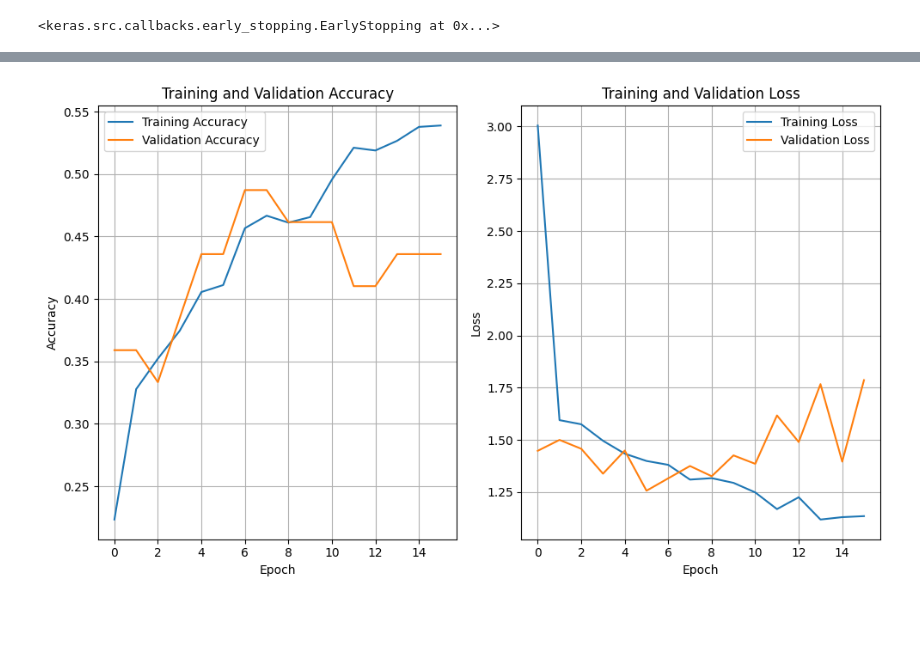
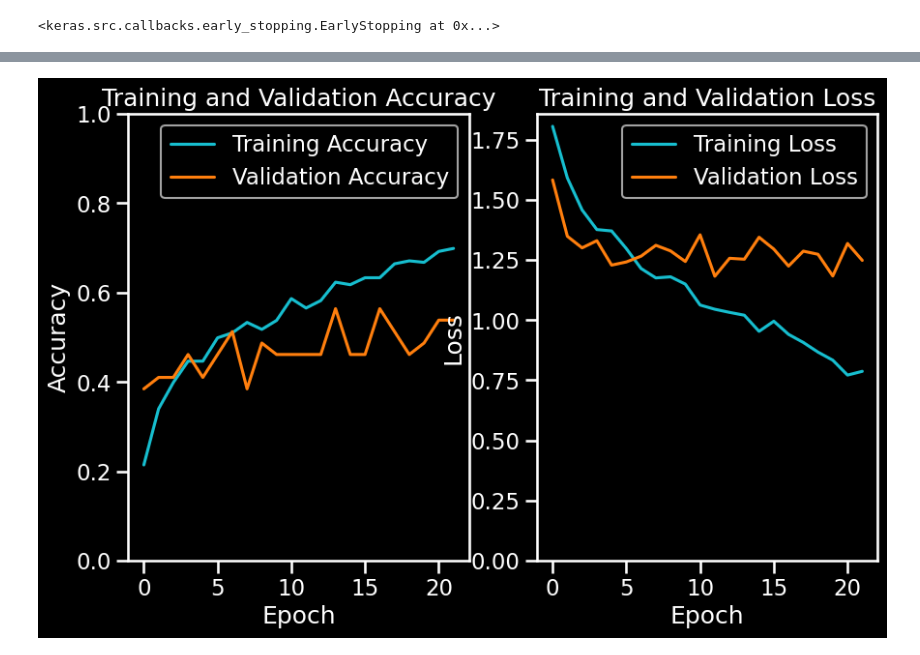
Before and after one commit to scossey/Deep_Learning, a Jupyter notebook: CNN_DLG.ipynb, the cells around one changed output, grey strips where cells are left out. Cells and saved outputs as stored; diff of their text form; code cells hidden in the pictures; blank space fills up the shorter version.

Commit message:
jellyfish classification transfer learning notebook

```diff
--- a/CNN_DLG.ipynb
+++ b/CNN_DLG.ipynb
@@ -149,19 +171,17 @@ import keras
 # %%
 # Build a simple CNN from scratch
 model = models.Sequential()
-model.add(layers.Conv2D(32, (3, 3), activation='relu', kernel_initializer='he_normal', padding='same', input_shape=(224,224,3))) # randomly initialize weights based on activation function
+model.add(layers.Conv2D(16, (3, 3), activation='relu', kernel_initializer='he_normal', padding='same', input_shape=(224,224,3))) # randomly initialize weights based on activation function
+model.add(layers.MaxPooling2D((2, 2)))
+model.add(layers.Conv2D(32, (3, 3), activation='relu', padding='same'))
 model.add(layers.MaxPooling2D((2, 2)))
 model.add(layers.Conv2D(64, (3, 3), activation='relu', padding='same'))
 model.add(layers.MaxPooling2D((2, 2)))
 model.add(layers.Conv2D(128, (3, 3), activation='relu', padding='same'))
-model.add(layers.MaxPooling2D((2, 2)))
-model.add(layers.Conv2D(256, (3, 3), activation='relu', padding='same'))
 model.add(layers.Flatten())
-model.add(layers.Dense(256, activation='relu'))
+model.add(layers.Dense(1024, activation='relu'))
 model.add(tf.keras.layers.Dropout(0.3))
-model.add(layers.Dense(128, activation= "relu"))
-#model.add(tf.keras.layers.Dropout(0.3))
-#model.add(layers.Dense(256, activation= "relu"))
+model.add(layers.Dense(512, activation= "relu"))
 model.add(tf.keras.layers.Dropout(0.3))
 model.add(layers.Dense(num_classes, activation='softmax'))
 
@@ -196,7 +216,7 @@ early_stopping_cb
 # %% [output]
 <keras.src.callbacks.early_stopping.EarlyStopping at 0x...>
 # %%
-optimizer=tf.keras.optimizers.Adam(learning_rate=0.001)
+optimizer=tf.keras.optimizers.Adam(learning_rate=0.0001)
 model.compile(optimizer=optimizer,
               loss=tf.keras.losses.CategoricalCrossentropy(), # because of one-hot encoding
               # otherwise with multiclass prediction we would use SparseCategoricalCrossentropy()
@@ -229,42 +249,37 @@ Epoch 14/30
 # %%
 # Plot the training history.
 
-def plot_history(history):
-  #TODO
-  pass
+def plot_history(history_df):
+  sns.set(style="ticks", context="talk") # context designed for presentations (larger font etc)
+  plt.style.use("dark_background")
 
-import seaborn as sns
-import matplotlib.pyplot as plt
-#lst_metrics = ['categorical_accuracy']
+  metrics_df = pd.DataFrame(history.history)
+  # Plot the training history for 'categorical_accuracy'
+  fig, axes= plt.subplots(1, 2, figsize=(10, 6))
 
-# Extract the metrics from the history object
-metrics_df = pd.DataFrame(history.history)
+  # Plot Accuracy
+  sns.lineplot(ax= axes[0], x=metrics_df.index, y=metrics_df['categorical_accuracy'], label='Training Accuracy', color="#17becf")
+  sns.lineplot(ax= axes[0], x=metrics_df.index, y=metrics_df['val_categorical_accuracy'], label='Validation Accuracy', color="#ff7f0e")
+  axes[0].set_title('Training and Validation Accuracy')
+  axes[0].set_xlabel('Epoch')
+  axes[0].set_ylabel('Accuracy')
+  axes[0].set_ylim(0, 1)
+  axes[0].legend()
 
-# Plot the training history for 'categorical_accuracy'
-fig, axes= plt.subplots(1, 2, figsize=(10, 6))
+  # Plot Loss
+  sns.lineplot(ax= axes[1], x= metrics_df.index, y= metrics_df['loss'], label='Training Loss', color="#17becf")
+  sns.lineplot(ax= axes[1], x= metrics_df.index, y= metrics_df['val_loss'], label='Validation Loss', color="#ff7f0e")
+  axes[1].set_title('Training and Validation Loss')
+  axes[1].set_xlabel('Epoch')
+  axes[1].set_ylabel('Loss')
+  axes[1].set_ylim(0, axes[1].get_ylim()[1])
+  axes[1].legend()
 
-# Plot Accuracy
-sns.lineplot(ax= axes[0], x=metrics_df.index, y=metrics_df['categorical_accuracy'], label='Training Accuracy')
-sns.lineplot(ax= axes[0], x=metrics_df.index, y=metrics_df['val_categorical_accuracy'], label='Validation Accuracy')
-axes[0].set_title('Training and Validation Accuracy')
-axes[0].set_xlabel('Epoch')
-axes[0].set_ylabel('Accuracy')
-axes[0].legend()
-axes[0].grid(True)
-
-# Plot Loss
-sns.lineplot(ax= axes[1], x= metrics_df.index, y= metrics_df['loss'], label='Training Loss')
-sns.lineplot(ax= axes[1], x= metrics_df.index, y= metrics_df['val_loss'], label='Validation Loss')
-axes[1].set_title('Training and Validation Loss')
-axes[1].set_xlabel('Epoch')
-axes[1].set_ylabel('Loss')
-axes[1].legend()
-axes[1].grid(True)
-
-plt.tight_layout()
-plt.show()
+  plt.show()
-# %% [output]
-[figure, removed]
+# %%
+plot_history(history)
+# %% [output]
+[figure, added]
 # %%
 # Evaluate the model performance on the test data (use the test_generator defined above)
 
```
Also changed, not shown: parts of 56 cells of this notebook.
